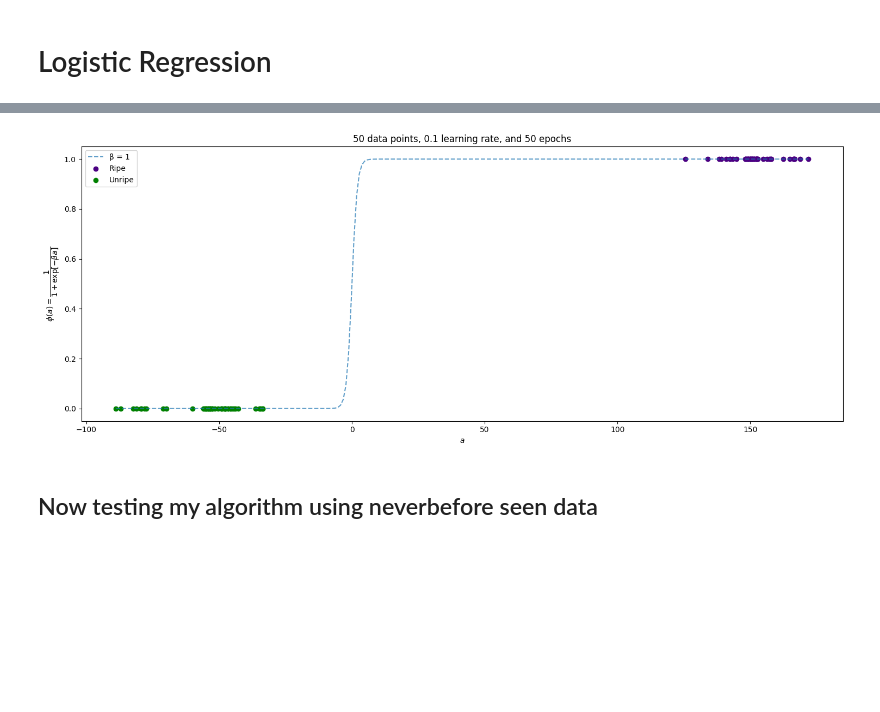
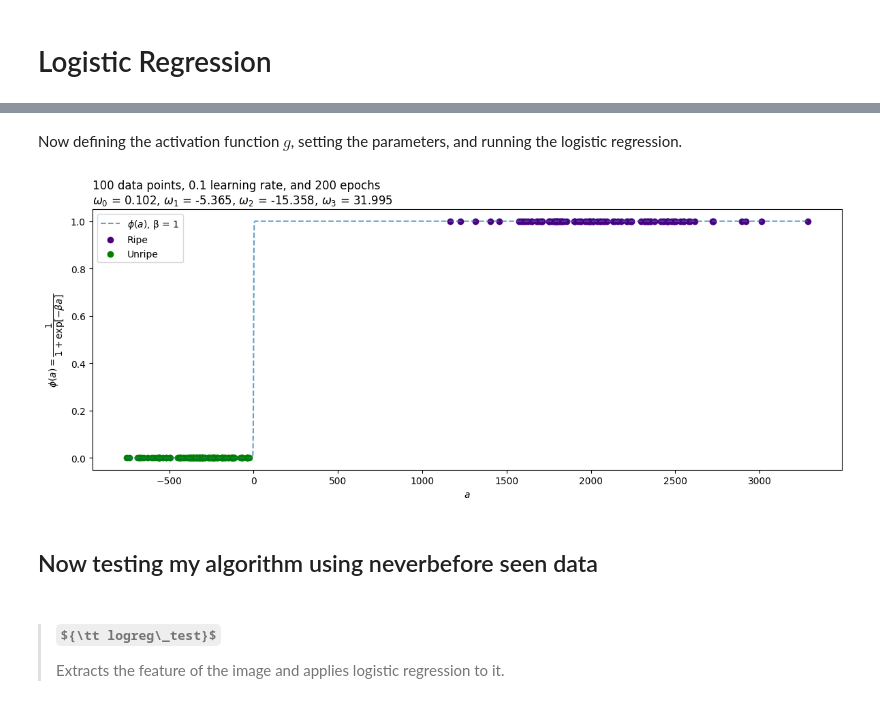
Before and after one commit to jclmaypa/MAYPA_AP-157-Submissions, a Jupyter notebook: Activity 8/Activity 8.ipynb, the cells around one changed output, grey strips where cells are left out. Saved outputs shown, nothing was run; the diff lists cells and outputs as text; code cells hidden in the pictures; some formulas as TeX source; blank space fills up the shorter version.

```diff
--- a/Activity 8/Activity 8.ipynb
+++ b/Activity 8/Activity 8.ipynb
@@ -382,7 +405,7 @@ def calculate_weight_change(data_vec, diff, learning_rate):
 def create_plots(train1, train2, label1, label2, title, omega, learning_rate, error, error_threshold, normalized):
     omega_0, omega_1, omega_2 = omega[0], omega[1], omega[2]
     line_values = get_line(np.linspace(0,1,1000), omega)
-    fig, ax = plt.subplots(1,2, figsize = (21, 6))
+    fig, ax = plt.subplots(1,2, figsize = (12, 5))
     fig.suptitle(title)
     ax[0].scatter(train1.iloc[:,0], train1.iloc[:,1], color = 'goldenrod', label = label1)
     ax[0].scatter(train2.iloc[:,0], train2.iloc[:,1], color = 'maroon', label = label2)
@@ -457,7 +488,7 @@ threshold = 0.1
 learning_rate = 0.3
 train_data = 64
 test_data = 10
-n = 3
+n = 6
 banana_label = 1
 apple_label = -1
 title = 'Average g value vs Eccentricity of the Bananas and Apples'
@@ -513,7 +547,7 @@ for i in train_data:
 # %%
 # Setting parameters for perceptron model
 threshold = 0.1
-learning_rate = np.array([0.25, 0.35, 0.45, 0.55, 0.65])
+learning_rate = np.array([0.001, 0.01, 0.1, 0.25, 0.35])
 train_data = 64
 test_data = 10
 n = 5
@@ -523,7 +557,7 @@ apple_label = -1
 title = 'Average g value vs Eccentricity of the Bananas and Apples'
 
 # Splitting into training and testing data:
-banana_train, banana_test, apple_train, apple_test = train_test_split(norm_banana_data, norm_apple_data, train_size= train_data, test_size = test_data, random_state = 10)
+banana_train, banana_test, apple_train, apple_test = train_test_split(norm_banana_data, norm_apple_data, train_size= train_data, test_size = test_data, random_state = 1)
 
 # Applying perceptron algorithm n times
 for i in learning_rate:
@@ -636,9 +680,9 @@ def create_plots_logreg(data_input1, data_input2, textlabel1, textlabel2, title,
     max_x = np.max((np.max(ripe_a), np.max(unripe_a)))
     line_a = np.linspace(min_x, max_x, int(max_x - min_x))
 
-    fig, ax = plt.subplots(figsize = (15, 6))
+    fig, ax = plt.subplots(figsize = (12, 5))
     # Plotting the data
-    ax.plot(line_a, g(line_a), label = 'β = '+ str(beta), linestyle = '--', alpha= 0.7)
+    ax.plot(line_a, g(line_a), label = '$\phi(a)$, β = '+ str(beta), linestyle = '--', alpha= 0.7)
     ax.scatter(ripe_a, g(ripe_a), label = textlabel1, color = 'indigo')
     ax.scatter(unripe_a, g(unripe_a), label = textlabel2, color = 'green')
 
@@ -646,7 +690,7 @@ def create_plots_logreg(data_input1, data_input2, textlabel1, textlabel2, title,
     # Labelling the plots
     ax.set_xlabel('$a$')
     ax.set_ylabel('$\phi(a) = \dfrac{ 1 }{1+\exp[-βa]}$')
-    ax.set_title(str(len(data_input1.iloc[:,0])) + ' data points, ' + str(learning_rate) + ' learning rate, and ' + str(epoch) + ' epochs')
+    ax.set_title(str(len(data_input1.iloc[:,0])) + ' data points, ' + str(learning_rate) + ' learning rate, and ' + str(epoch) + ' epochs\n$\omega_0$ = ' + str(np.round(omega[0], 3)) + ', $\omega_1$ = ' + str(np.round(omega[1], 3))+ ', $\omega_2$ = ' + str(np.round(omega[2], 3))+ ', $\omega_3$ = ' + str(np.round(omega[3], 3)) , loc = 'left')
     ax.legend()
     plt.tight_layout()
     plt.show()
@@ -703,34 +755,40 @@ display(to_show)
+# %% [markdown]
+Now defining the activation function $g$, setting the parameters, and running the logistic regression.
 # %%
 def g(a, beta = 1):
     return (1)/(1+np.exp(-beta*a))
 
 
 # Extracting the data and normalizing it
 features = ['ave_r','ave_g', 'ave_b']
 ripe_data, unripe_data = get_features('Avocado ripe data.csv', 'Avocado unripe data.csv', features)
 
 # Normalizing the data
-norm_ripe_data, norm_unripe_data = ripe_data.loc[:, features]/255, unripe_data.loc[:, features]/255
+# norm_ripe_data, norm_unripe_data = ripe_data.loc[:, features]/255, unripe_data.loc[:, features]/255
 
 # Setting parameters for logarithmic regression model
 learning_rate = 0.1
-train_data = 50
+train_data = 100
 test_data = 20
 unripe_label = 0
 ripe_label = 1
+epochs = 200
 title = 'Logistic Regression'
 
 
 # Splitting into training and testing data:
-ripe_train, ripe_test, unripe_train, unripe_test = train_test_split(ripe_data, unripe_data, train_size= train_data, test_size = test_data, random_state = 13)
+ripe_train, ripe_test, unripe_train, unripe_test = train_test_split(ripe_data, unripe_data, train_size= train_data, test_size = test_data, random_state = 1)
 
 # machine learning starts here
 omega_initial = initialize_omega(4)
-omega = start_learning_logreg(ripe_train, unripe_train, ripe_label, unripe_label, 'Ripe', 'Unripe', title, omega_initial, learning_rate, error_threshold = threshold)
+omega = start_learning_logreg(ripe_train, unripe_train, ripe_label, unripe_label, 'Ripe', 'Unripe', title, omega_initial, learning_rate, error_threshold = threshold, epochs = epochs)
 # %% [output]
-[figure, old version]
+[figure, new version]
 # %% [markdown]
 ## Now testing my algorithm using neverbefore seen data
+# %% [markdown]
+> #### ${\tt logreg\_test}$
+> Extracts the feature of the image and applies logistic regression to it.
 # %%
 def logreg_test(filename, features, omega, bias, title, beta):
     folder = '/test images/'
```
Also changed, not shown: parts of 30 cells of this notebook, 8 other files.
